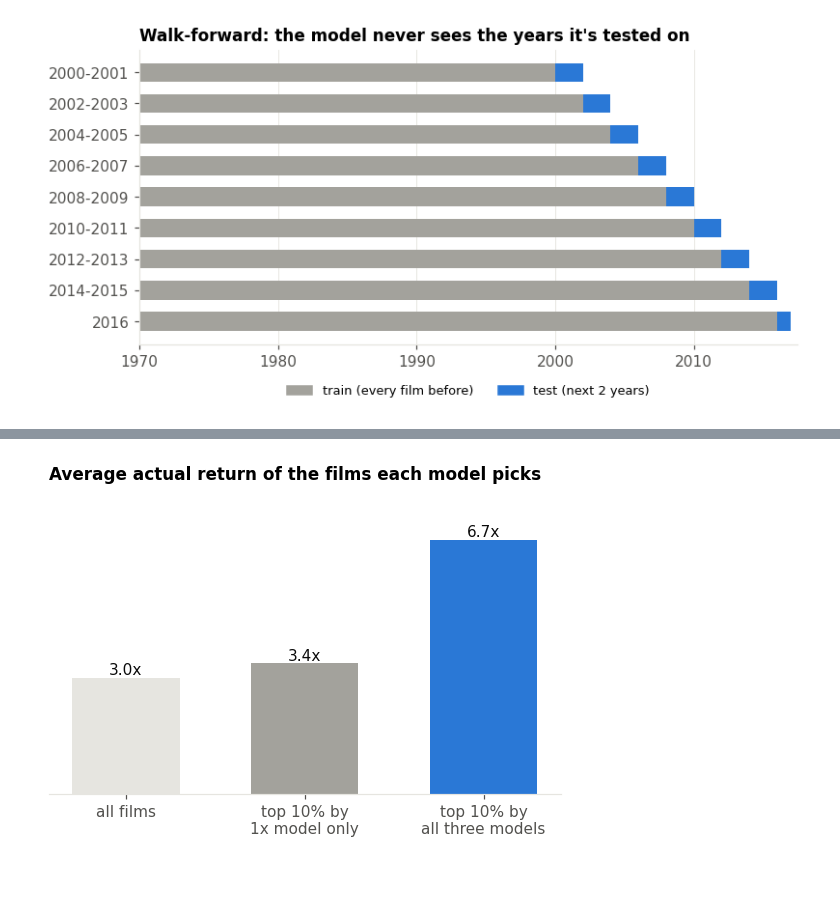
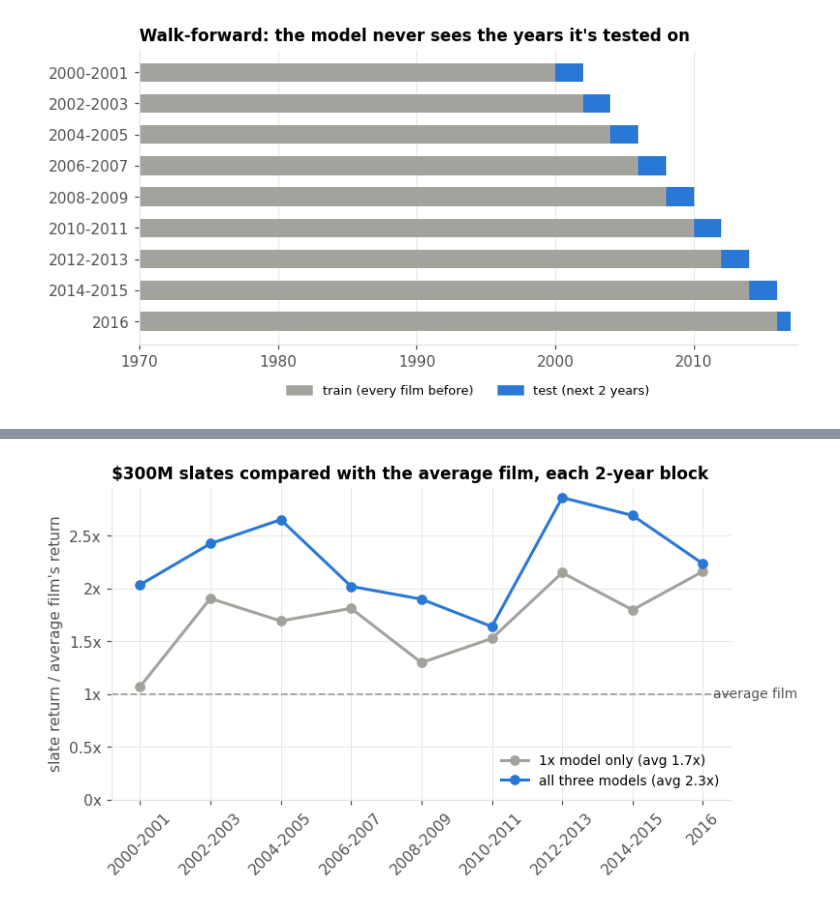
Before and after one commit to throkbor/movies-case, a Jupyter notebook: notebooks/model_charts.ipynb, the cells around one changed output, grey strips where cells are left out. Saved outputs shown, nothing was run; the diff lists cells and outputs as text; code cells hidden in the pictures; blank space fills up the shorter version.

Commit message:
final version

```diff
--- a/notebooks/model_charts.ipynb
+++ b/notebooks/model_charts.ipynb
@@ -109,0 +120,17 @@ save(fig, "13_shap_top")
+# %%
+# which way each top feature pushes: one dot per film. right = more likely to make its budget back
+shap = pd.read_csv("../data/processed/shap_cast.csv")
+values = pred.set_index("id").loc[shap["id"]]
+top = importance.head(8).index
+fig, ax = plt.subplots(figsize=(6, 3.8))
+rng = np.random.default_rng(0)
+for row, f in enumerate(top[::-1]):
+    v = values[f].rank(pct=True).values  # colour = how high the film's value is compared with other films
+    ax.scatter(shap[f], row + rng.uniform(-0.3, 0.3, len(shap)), c=v, cmap="coolwarm", s=3, alpha=0.6,
+               vmin=0, vmax=1, rasterized=True)
+ax.set_yticks(range(len(top)), [labels.get(f, f) for f in top[::-1]])
+ax.axvline(0, color=GRID, linewidth=1)
+ax.grid(axis="y", visible=False)
+ax.set_xlabel("push on the prediction (SHAP): left = less likely, right = more likely")
+ax.set_title("Which way each feature pushes (blue = low value, red = high)")
+save(fig, "13b_shap_direction")
@@ -129,5 +158,5 @@ save(fig, "14_picks_vs_pool")
 # %%
-per_block = draws.groupby(["strategy", "block", "draw"])["multiple"].first().groupby(["strategy", "block"])
+per_block = draws.groupby(["strategy", "block"])["multiple"]
 mid, low, high = per_block.median().unstack(0), per_block.quantile(0.05).unstack(0), per_block.quantile(0.95).unstack(0)
 blocks = mid.index
 fig, ax = plt.subplots(figsize=(7.5, 3.6))
@@ -194,23 +229,22 @@ save(fig, "17_future_slate")
 # %%
-# do the 2.5x and 5x models pick better films than the 1x model alone?
-# take the 10% of films each version rates highest (2000-16, every film scored by a model that never saw it)
-scored = pd.read_csv("../data/processed/backtest_scored.csv")
-scored["capped"] = scored["roi"].clip(upper=50)  # a few films made 100x+, so they count as 50x here
+# $300M slates vs the market: each block's slate return / the return of every film released that block
+market = pred.assign(block=(pred["year"] // 2 * 2).astype(int)).groupby("block").apply(
+    lambda f: f["revenue_real"].sum() / f["budget_real"].sum())
+slates = draws[draws["strategy"].isin(["1x_model_only", "model_risk_0.25"])].pivot(index="block", columns="strategy", values="multiple")
+vs_market = slates.div(market, axis=0)
 
-def top_10_return(col):
-    return scored.loc[scored[col] >= scored[col].quantile(0.9), "capped"].mean()
-
-labels = ["all films", "top 10% by\n1x model only", "top 10% by\nall three models"]
-values = [scored["capped"].mean(), top_10_return("exp_multiple_1x"), top_10_return("exp_multiple")]
-fig, ax = plt.subplots(figsize=(6, 3.6))
-bars = ax.bar(labels, values, color=[GRID, GRAY, BLUE], width=0.6)
-for bar, v in zip(bars, values):
-    ax.text(bar.get_x() + bar.get_width() / 2, v, f"{v:.1f}x", ha="center", va="bottom", fontsize=10, color=INK)
-ax.set_yticks([])
-ax.grid(visible=False)
-ax.spines["left"].set_visible(False)
-ax.set_ylim(0, max(values) * 1.2)
-ax.set_title("Average actual return of the films each model picks")
+fig, ax = plt.subplots(figsize=(7.5, 3.8))
+blocks = vs_market.index
+ax.axhline(1, color=GRAY, linestyle="--", linewidth=1.2)
+ax.text(blocks[-1] + 0.3, 1, "average film", va="center", fontsize=9, color=MUTED)
+for col, color, name in [("1x_model_only", GRAY, "1x model only"), ("model_risk_0.25", BLUE, "all three models")]:
+    ax.plot(blocks, vs_market[col], color=color, marker="o", linewidth=2, label=f"{name} (avg {vs_market[col].mean():.1f}x)")
+ax.set_xticks(blocks, [f"{b}-{b + 1}" if b < 2016 else "2016" for b in blocks], rotation=45)
+ax.yaxis.set_major_formatter(FuncFormatter(lambda v, _: f"{v:g}x"))
+ax.set_ylim(0, None)
+ax.set_ylabel("slate return / average film's return")
+ax.legend(loc="lower right", fontsize=9)
+ax.set_title("\\$300M slates compared with the average film, each 2-year block")
 save(fig, "18_three_vs_one")
 # %% [output]
-[figure, old version]
+[figure, new version]
```
Also changed, not shown: parts of 12 cells of this notebook, 30 other files.
